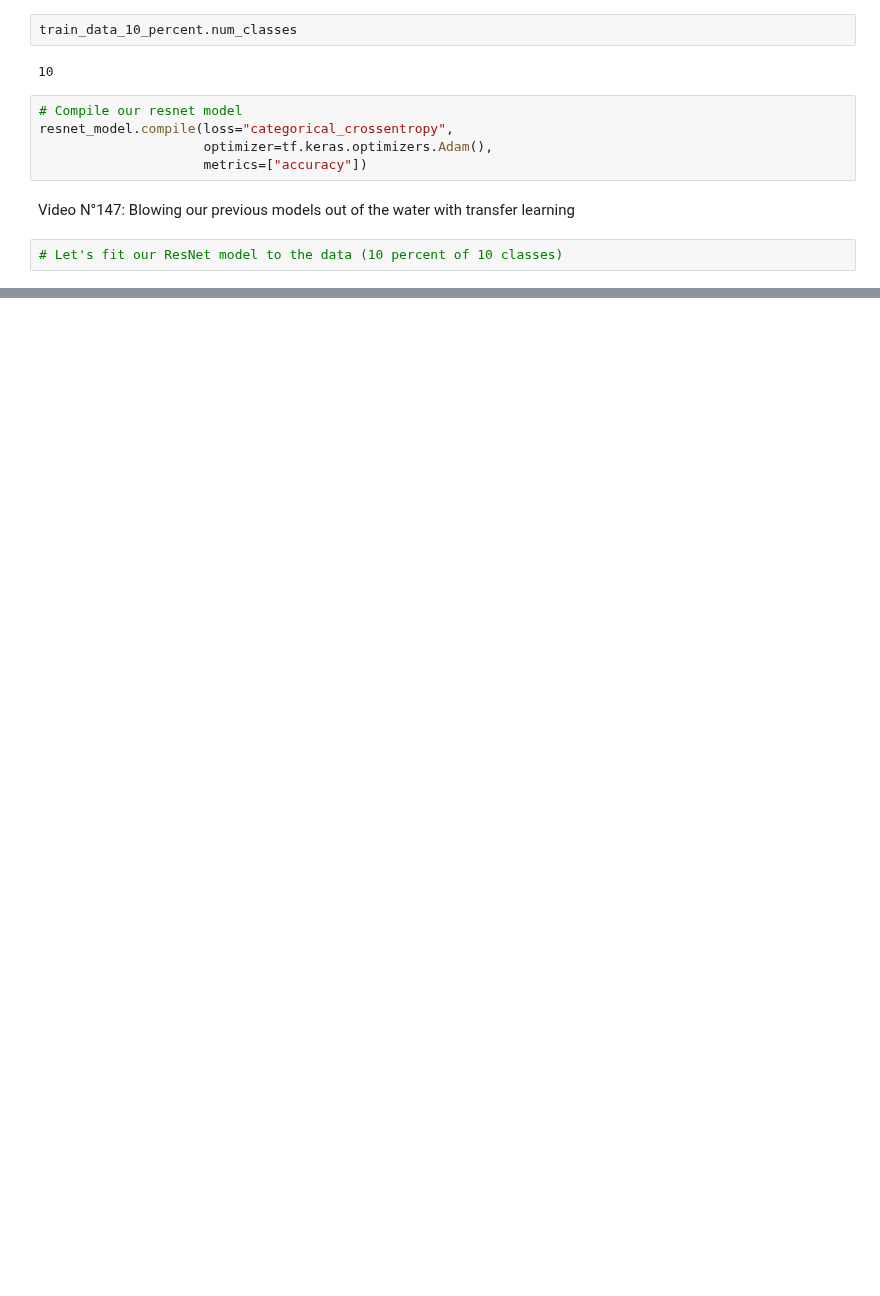
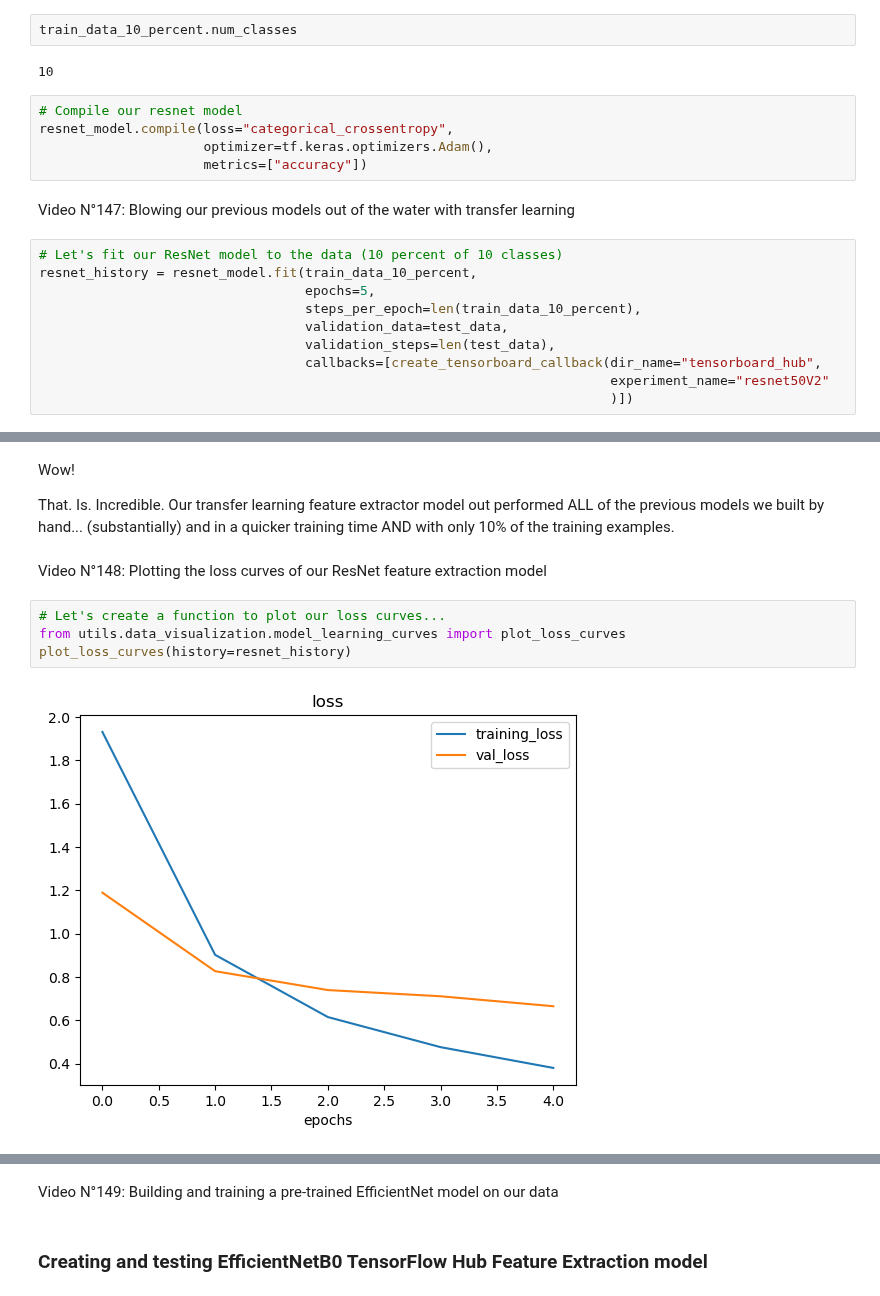
Before and after one commit to ValentinLibouton/TensorFlow_Developer_Certificate_Bootcamp, a Jupyter notebook: 04_transfer_learning_in_tensorflow_part_1_feature_extraction/04.1_transfer_learning_in_tensorflow_part_1_feature_extraction_video.ipynb, the cells around one changed output, grey strips where cells are left out. Saved outputs shown, nothing was run; the diff lists cells and outputs as text; blank space fills up the shorter version.

Commit message:
Transfer Learning: Video N°149: Building and training a pre-trained EfficientNet model on our data

```diff
--- a/04_transfer_learning_in_tensorflow_part_1_feature_extraction/04.1_transfer_learning_in_tensorflow_part_1_feature_extraction_video.ipynb
+++ b/04_transfer_learning_in_tensorflow_part_1_feature_extraction/04.1_transfer_learning_in_tensorflow_part_1_feature_extraction_video.ipynb
@@ -156,3 +175,11 @@ resnet_model.compile(loss="categorical_crossentropy",
 Video N°147: Blowing our previous models out of the water with transfer learning
 # %%
 # Let's fit our ResNet model to the data (10 percent of 10 classes)
+resnet_history = resnet_model.fit(train_data_10_percent,
+                                  epochs=5,
+                                  steps_per_epoch=len(train_data_10_percent),
+                                  validation_data=test_data,
+                                  validation_steps=len(test_data),
+                                  callbacks=[create_tensorboard_callback(dir_name="tensorboard_hub",
+                                                                         experiment_name="resnet50V2"
+                                                                         )])
@@ -158,0 +206,12 @@ Video N°147: Blowing our previous models out of the water with transfer learnin
+# %% [markdown]
+Wow!
+
+That. Is. Incredible. Our transfer learning feature extractor model out performed ALL of the previous models we built by hand... (substantially) and in a quicker training time AND with only 10% of the training examples.
+# %% [markdown]
+Video N°148: Plotting the loss curves of our ResNet feature extraction model
+# %%
+# Let's create a function to plot our loss curves...
+from utils.data_visualization.model_learning_curves import plot_loss_curves
+plot_loss_curves(history=resnet_history)
+# %% [output]
+[figure, added]
@@ -158,0 +219,4 @@ Video N°147: Blowing our previous models out of the water with transfer learnin
+# %% [markdown]
+Video N°149: Building and training a pre-trained EfficientNet model on our data
+# %% [markdown]
+### Creating and testing EfficientNetB0 TensorFlow Hub Feature Extraction model
```
Also changed, not shown: parts of 5 cells of this notebook, 4 other files.
